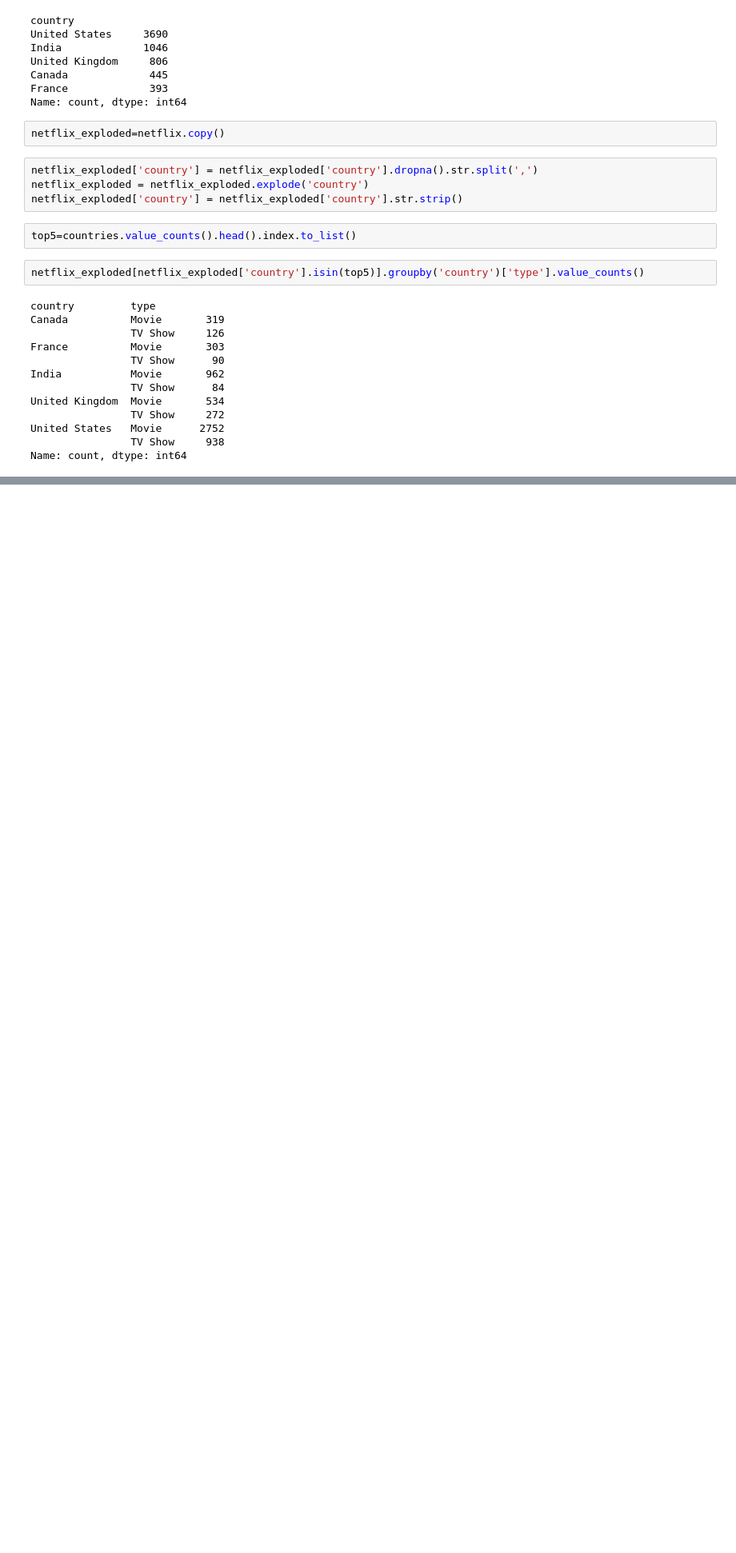
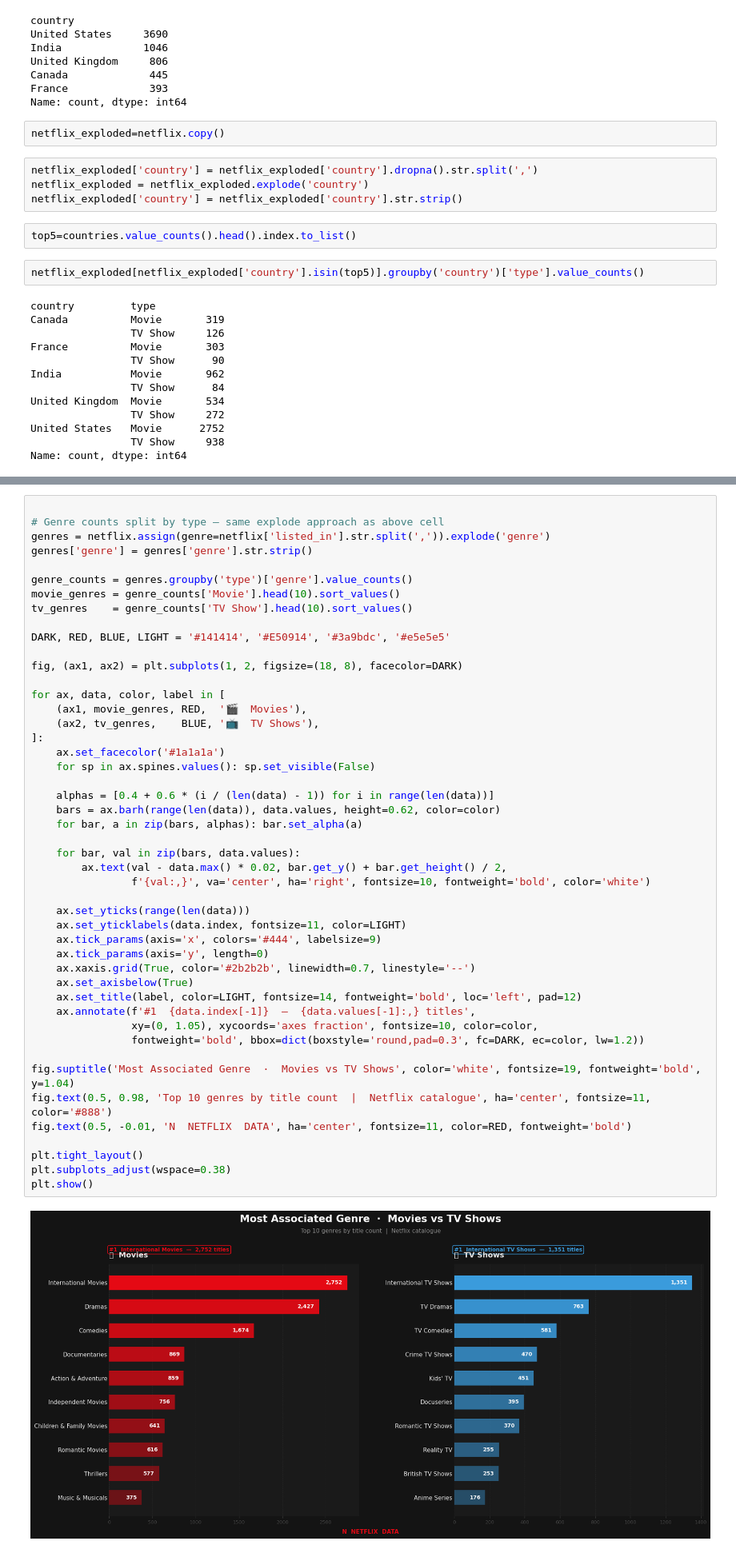
Before and after one commit to arnavvpareek/Netflix-EDA, a Jupyter notebook: notebooks/netflix_eda.ipynb, the cells around one changed output, grey strips where cells are left out. Shown at 80% size. Drawn from its saved outputs; the diff is of its cells as text; blank space fills up the shorter version.

```diff
--- a/notebooks/netflix_eda.ipynb
+++ b/notebooks/netflix_eda.ipynb
@@ -751,0 +784,49 @@ Name: count, dtype: int64
+# %%
+
+# Genre counts split by type — same explode approach as above cell
+genres = netflix.assign(genre=netflix['listed_in'].str.split(',')).explode('genre')
+genres['genre'] = genres['genre'].str.strip()
+
+genre_counts = genres.groupby('type')['genre'].value_counts()
+movie_genres = genre_counts['Movie'].head(10).sort_values()
+tv_genres    = genre_counts['TV Show'].head(10).sort_values()
+
+DARK, RED, BLUE, LIGHT = '#141414', '#E50914', '#3a9bdc', '#e5e5e5'
+
+fig, (ax1, ax2) = plt.subplots(1, 2, figsize=(18, 8), facecolor=DARK)
+
+for ax, data, color, label in [
+    (ax1, movie_genres, RED,  '🎬  Movies'),
+    (ax2, tv_genres,    BLUE, '📺  TV Shows'),
+]:
+    ax.set_facecolor('#1a1a1a')
+    for sp in ax.spines.values(): sp.set_visible(False)
+
+    alphas = [0.4 + 0.6 * (i / (len(data) - 1)) for i in range(len(data))]
+    bars = ax.barh(range(len(data)), data.values, height=0.62, color=color)
+    for bar, a in zip(bars, alphas): bar.set_alpha(a)
+
+    for bar, val in zip(bars, data.values):
+        ax.text(val - data.max() * 0.02, bar.get_y() + bar.get_height() / 2,
+                f'{val:,}', va='center', ha='right', fontsize=10, fontweight='bold', color='white')
+
+    ax.set_yticks(range(len(data)))
+    ax.set_yticklabels(data.index, fontsize=11, color=LIGHT)
+    ax.tick_params(axis='x', colors='#444', labelsize=9)
+    ax.tick_params(axis='y', length=0)
+    ax.xaxis.grid(True, color='#2b2b2b', linewidth=0.7, linestyle='--')
+    ax.set_axisbelow(True)
+    ax.set_title(label, color=LIGHT, fontsize=14, fontweight='bold', loc='left', pad=12)
+    ax.annotate(f'#1  {data.index[-1]}  —  {data.values[-1]:,} titles',
+                xy=(0, 1.05), xycoords='axes fraction', fontsize=10, color=color,
+                fontweight='bold', bbox=dict(boxstyle='round,pad=0.3', fc=DARK, ec=color, lw=1.2))
+
+fig.suptitle('Most Associated Genre  ·  Movies vs TV Shows', color='white', fontsize=19, fontweight='bold', y=1.04)
+fig.text(0.5, 0.98, 'Top 10 genres by title count  |  Netflix catalogue', ha='center', fontsize=11, color='#888')
+fig.text(0.5, -0.01, 'N  NETFLIX  DATA', ha='center', fontsize=11, color=RED, fontweight='bold')
+
+plt.tight_layout()
+plt.subplots_adjust(wspace=0.38)
+plt.show()
+# %% [output]
+[figure, added]
```
Also changed, not shown: parts of 7 cells of this notebook.
